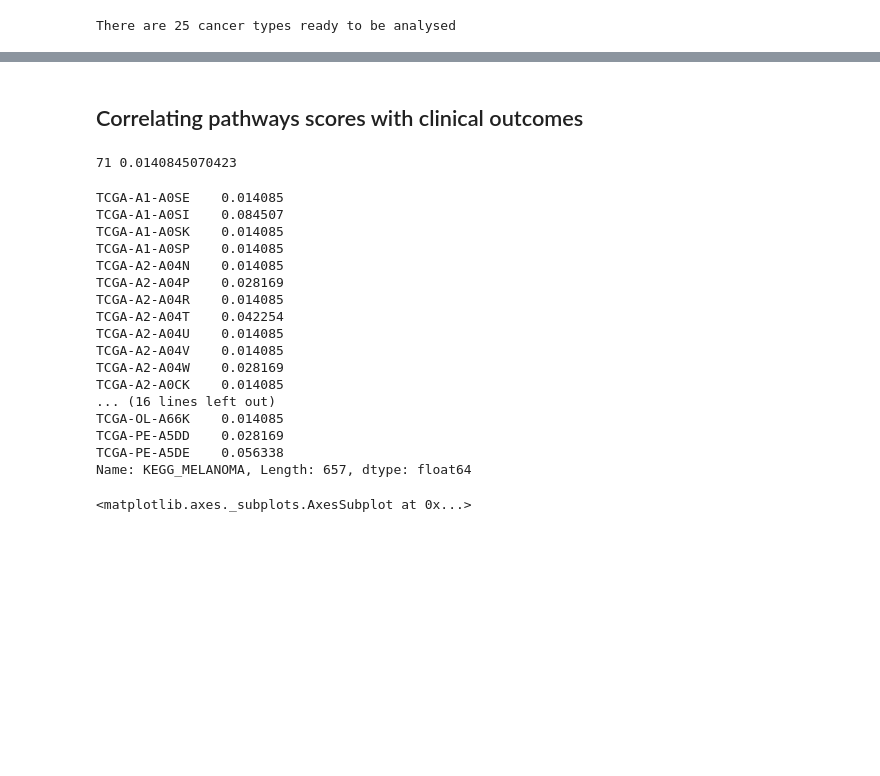
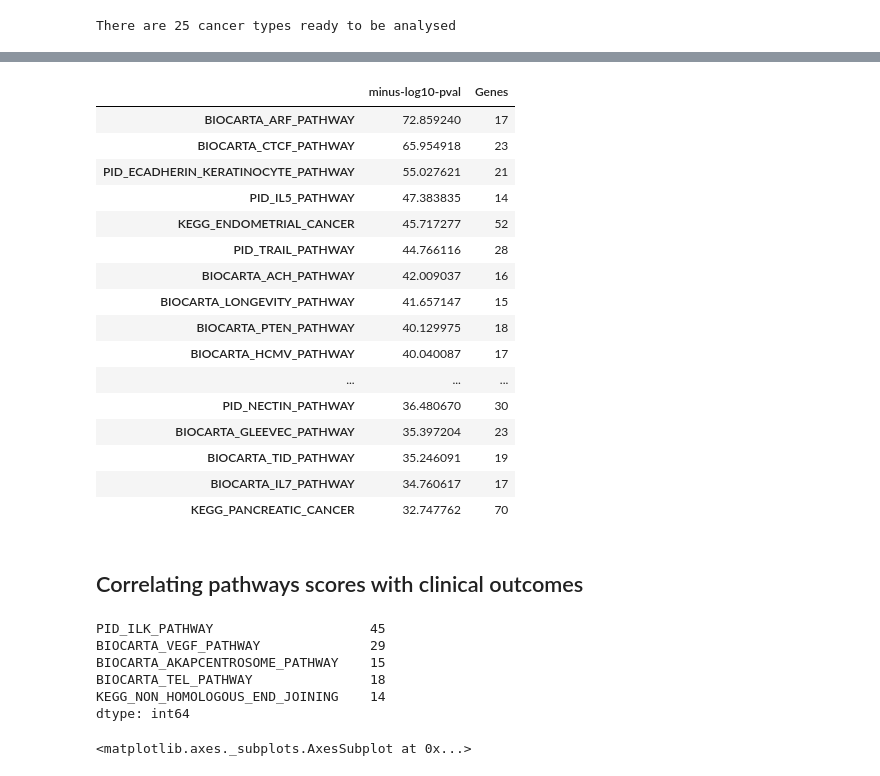
Before and after one commit to nitinksingh/driver, a Jupyter notebook: pathways-mutation-score.ipynb, the cells around one changed output, grey strips where cells are left out. Drawn from its saved outputs; the diff is of its cells as text; code cells hidden in the pictures; blank space fills up the shorter version.

```diff
--- a/pathways-mutation-score.ipynb
+++ b/pathways-mutation-score.ipynb
@@ -79,31 +98,40 @@ print('Common pathways: %d, Patients: %d' %(len(common), sdf.shape[1]))
+# %%
+from pathway_analysis import preprocess_pathway_data
+pdf = pd.DataFrame(preprocess_pathway_data().count(), columns=['Genes'])
+x = pd.DataFrame(res.order(ascending=False).head(20), columns=['minus-log10-pval']).join(pdf, how='inner')
+x.sort_index(by=['minus-log10-pval'], ascending=False)
+# %% [output]
+|  | minus-log10-pval | Genes |
+| BIOCARTA_ARF_PATHWAY | 72.859240 | 17 |
+| BIOCARTA_CTCF_PATHWAY | 65.954918 | 23 |
+| PID_ECADHERIN_KERATINOCYTE_PATHWAY | 55.027621 | 21 |
+| PID_IL5_PATHWAY | 47.383835 | 14 |
+| KEGG_ENDOMETRIAL_CANCER | 45.717277 | 52 |
+| PID_TRAIL_PATHWAY | 44.766116 | 28 |
+| BIOCARTA_ACH_PATHWAY | 42.009037 | 16 |
+| BIOCARTA_LONGEVITY_PATHWAY | 41.657147 | 15 |
+| BIOCARTA_PTEN_PATHWAY | 40.129975 | 18 |
+| BIOCARTA_HCMV_PATHWAY | 40.040087 | 17 |
+| ... | ... | ... |
+| PID_NECTIN_PATHWAY | 36.480670 | 30 |
+| BIOCARTA_GLEEVEC_PATHWAY | 35.397204 | 23 |
+| BIOCARTA_TID_PATHWAY | 35.246091 | 19 |
+| BIOCARTA_IL7_PATHWAY | 34.760617 | 17 |
+| KEGG_PANCREATIC_CANCER | 32.747762 | 70 |
 # %% [markdown]
 ## Correlating pathways scores with clinical outcomes
 # %%
 
 from pathway_analysis import preprocess_pathway_data
 pdf = preprocess_pathway_data()
-x = pdf.count()
-print x['KEGG_MELANOMA'], 1/x['KEGG_MELANOMA']
-nsdf.ix['KEGG_MELANOMA'][nsdf.ix['KEGG_MELANOMA'] != 0]
+pdf.count().head()
 # %% [output]
-71 0.0140845070423
+PID_ILK_PATHWAY                    45
+BIOCARTA_VEGF_PATHWAY              29
+BIOCARTA_AKAPCENTROSOME_PATHWAY    15
+BIOCARTA_TEL_PATHWAY               18
+KEGG_NON_HOMOLOGOUS_END_JOINING    14
+dtype: int64
-TCGA-A1-A0SE    0.014085
-TCGA-A1-A0SI    0.084507
-TCGA-A1-A0SK    0.014085
-TCGA-A1-A0SP    0.014085
-TCGA-A2-A04N    0.014085
-TCGA-A2-A04P    0.028169
-TCGA-A2-A04R    0.014085
-TCGA-A2-A04T    0.042254
-TCGA-A2-A04U    0.014085
-TCGA-A2-A04V    0.014085
-TCGA-A2-A04W    0.028169
-TCGA-A2-A0CK    0.014085
-... (16 lines left out)
-TCGA-OL-A66K    0.014085
-TCGA-PE-A5DD    0.028169
-TCGA-PE-A5DE    0.056338
-Name: KEGG_MELANOMA, Length: 657, dtype: float64
 # %%
 nsdf.ix['KEGG_MELANOMA'].plot(kind='hist', bins=50)
 # %% [output]
```
Also changed, not shown: parts of 2 cells of this notebook, 2 other files.
